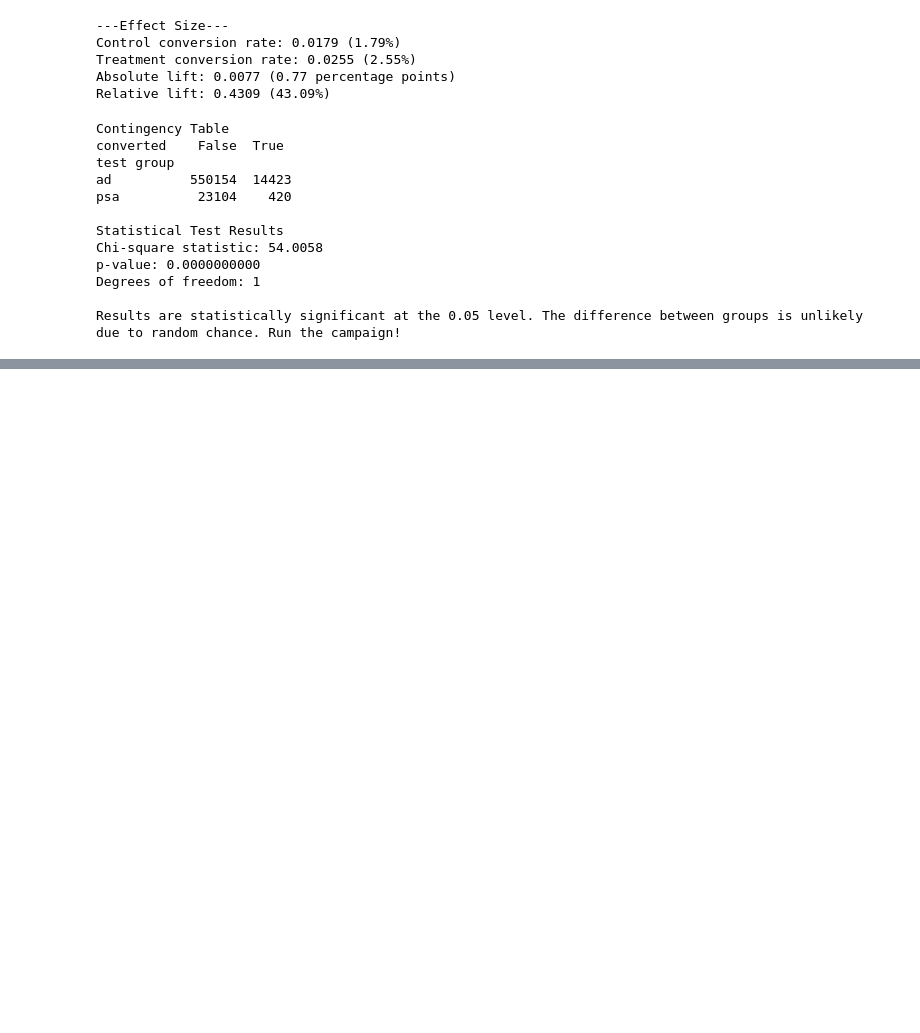
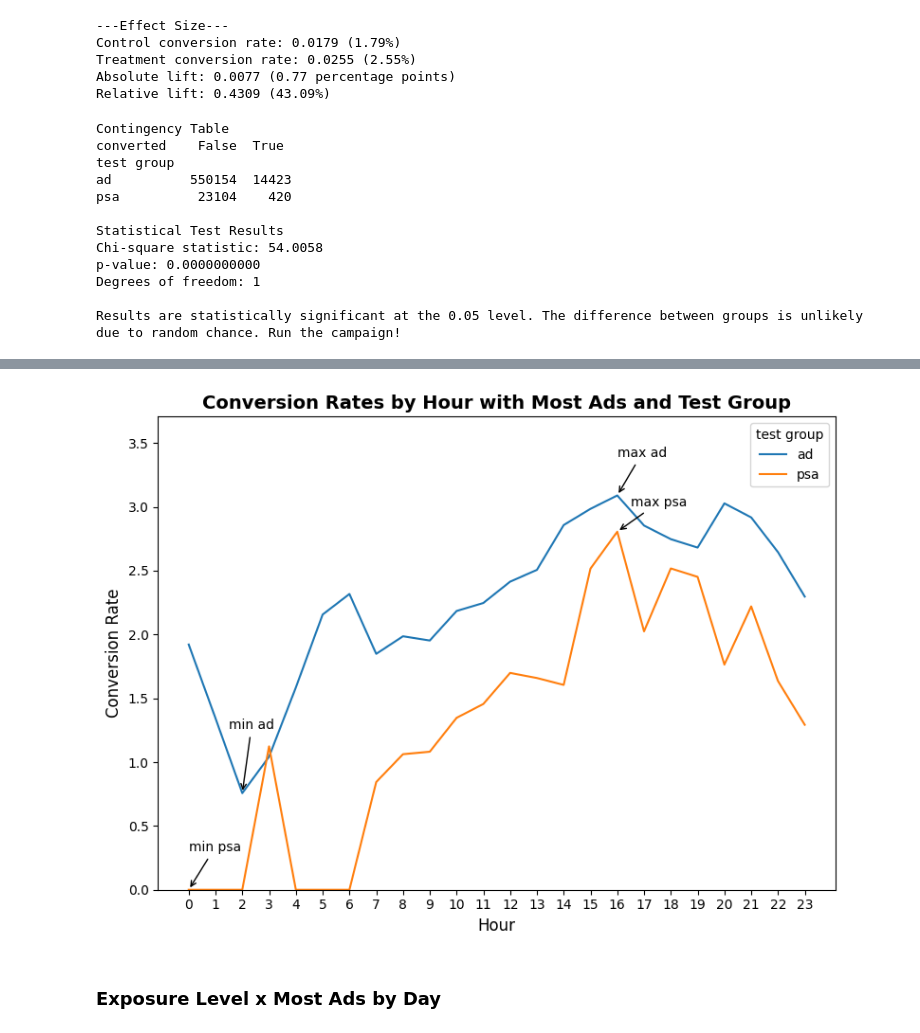
Before and after one commit to meghaoberoi/marketing-ab-test-analysis, a Jupyter notebook: Marketing_AB_Testing.ipynb, the cells around one changed output, grey strips where cells are left out. Saved outputs shown, nothing was run; the diff lists cells and outputs as text; code cells hidden in the pictures; blank space fills up the shorter version.

```diff
--- a/Marketing_AB_Testing.ipynb
+++ b/Marketing_AB_Testing.ipynb
@@ -128,0 +357,3 @@ Results are statistically significant at the 0.05 level. The difference between
+# %%
+conversion_by_hour = df.groupby(['most ads hour', 'test group'], observed=True)['converted'].agg(['mean', 'count'])
+conversion_by_hour.head()
@@ -128,0 +407,39 @@ Results are statistically significant at the 0.05 level. The difference between
+# %%
+hour_reset = conversion_by_hour.reset_index()
+hour_ad=hour_reset[hour_reset['test group'] == "ad"]
+max_hour_ad_cvt = hour_ad.loc[hour_ad['mean'].idxmax(),'most ads hour']
+max_mean_ad_cvt = hour_ad['mean'].max()
+min_hour_ad_cvt = hour_ad.loc[hour_ad['mean'].idxmin(),'most ads hour']
+min_mean_ad_cvt = hour_ad['mean'].min()
+
+hour_psa=hour_reset[hour_reset['test group'] == "psa"]
+max_hour_psa_cvt = hour_psa.loc[hour_psa['mean'].idxmax(),'most ads hour']
+max_mean_psa_cvt = hour_psa['mean'].max()
+min_hour_psa_cvt = hour_psa.loc[hour_psa['mean'].idxmin(),'most ads hour']
+min_mean_psa_cvt = hour_psa['mean'].min()
+# %%
+hour_reset['most ads hour'] = pd.Categorical(hour_reset['most ads hour'], categories = list(range(0,24)), ordered=True)
+hour_reset['converted_pct'] = hour_reset['mean'] * 100
+plt.figure(figsize=(8,6))
+chart = sns.lineplot(data=hour_reset, x = 'most ads hour', y = 'converted_pct', hue='test group')
+plt.title("Conversion Rates by Hour with Most Ads and Test Group", fontsize=14, fontweight='bold')
+plt.xlabel("Hour", fontsize=12)
+plt.ylabel("Conversion Rate", fontsize=12)
+plt.ylim(0, hour_reset['converted_pct'].max()*1.2)
+
+plt.annotate("max ad", xy=(max_hour_ad_cvt,max_mean_ad_cvt*100), xytext=(max_hour_ad_cvt, max_mean_ad_cvt*100+0.3),
+             arrowprops=dict(arrowstyle='->'))
+plt.annotate("min ad", xy=(min_hour_ad_cvt,min_mean_ad_cvt*100), xytext=(min_hour_ad_cvt-0.5, min_mean_ad_cvt*100+0.5),
+             arrowprops=dict(arrowstyle='->'))
+plt.annotate("max psa", xy=(max_hour_psa_cvt,max_mean_psa_cvt*100), xytext=(max_hour_psa_cvt+0.5, max_mean_psa_cvt*100+0.2),
+             arrowprops=dict(arrowstyle='->'))
+plt.annotate("min psa", xy=(min_hour_psa_cvt,min_mean_psa_cvt*100), xytext=(min_hour_psa_cvt, min_mean_psa_cvt*100+0.3),
+             arrowprops=dict(arrowstyle='->'))
+
+plt.tight_layout()
+plt.xticks(list(range(0,24)))
+plt.show()
+# %% [output]
+[figure, added]
+# %% [markdown]
+### Exposure Level x Most Ads by Day
```
Also changed, not shown: parts of 35 cells of this notebook.
